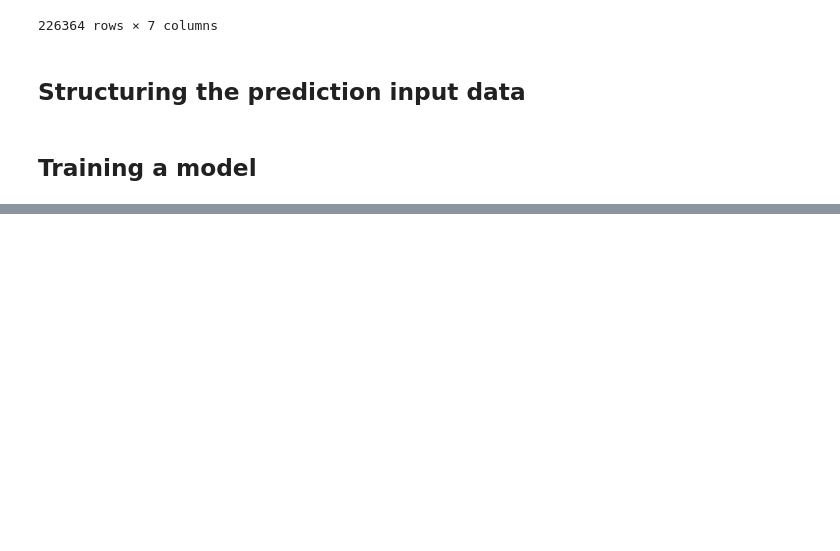
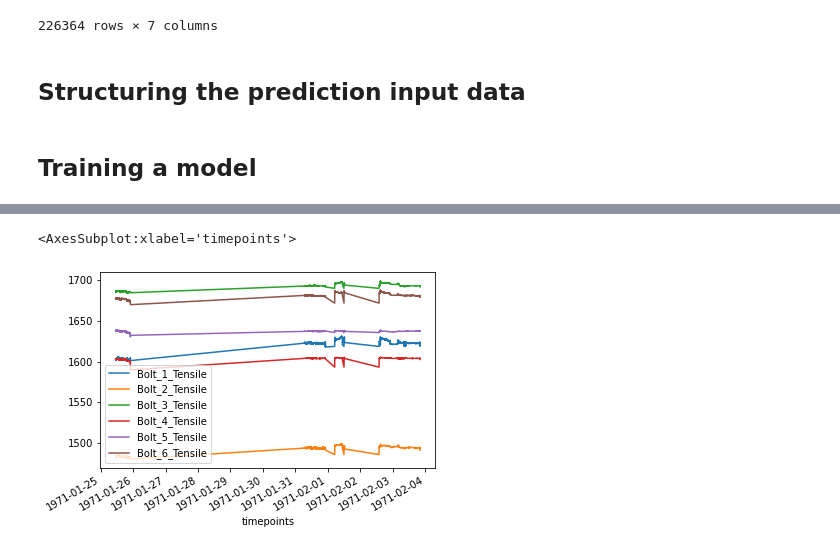
Before and after one commit to mikaelste/krafthack_22, a Jupyter notebook: notebooks/05_final_prediction.ipynb, the cells around one changed output, grey strips where cells are left out. Drawn from its saved outputs; the diff is of its cells as text; code cells hidden in the pictures; blank space fills up the shorter version.

```diff
--- a/notebooks/05_final_prediction.ipynb
+++ b/notebooks/05_final_prediction.ipynb
@@ -145 +153,6 @@ preds_df
 226364 rows × 6 columns
+# %%
+preds_df.plot()
+# %% [output]
+<AxesSubplot:xlabel='timepoints'>
+[figure, added]
```
Also changed, not shown: parts of 6 cells of this notebook, 4 other files.
